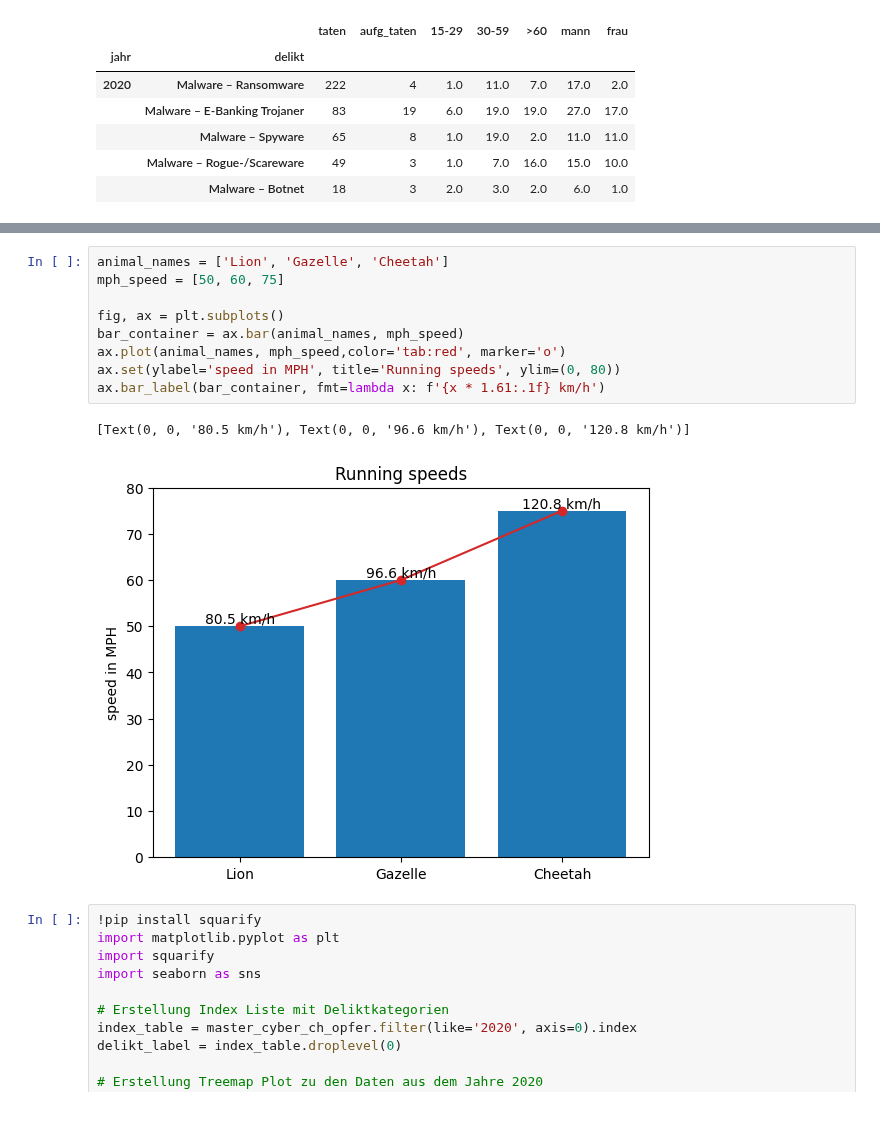
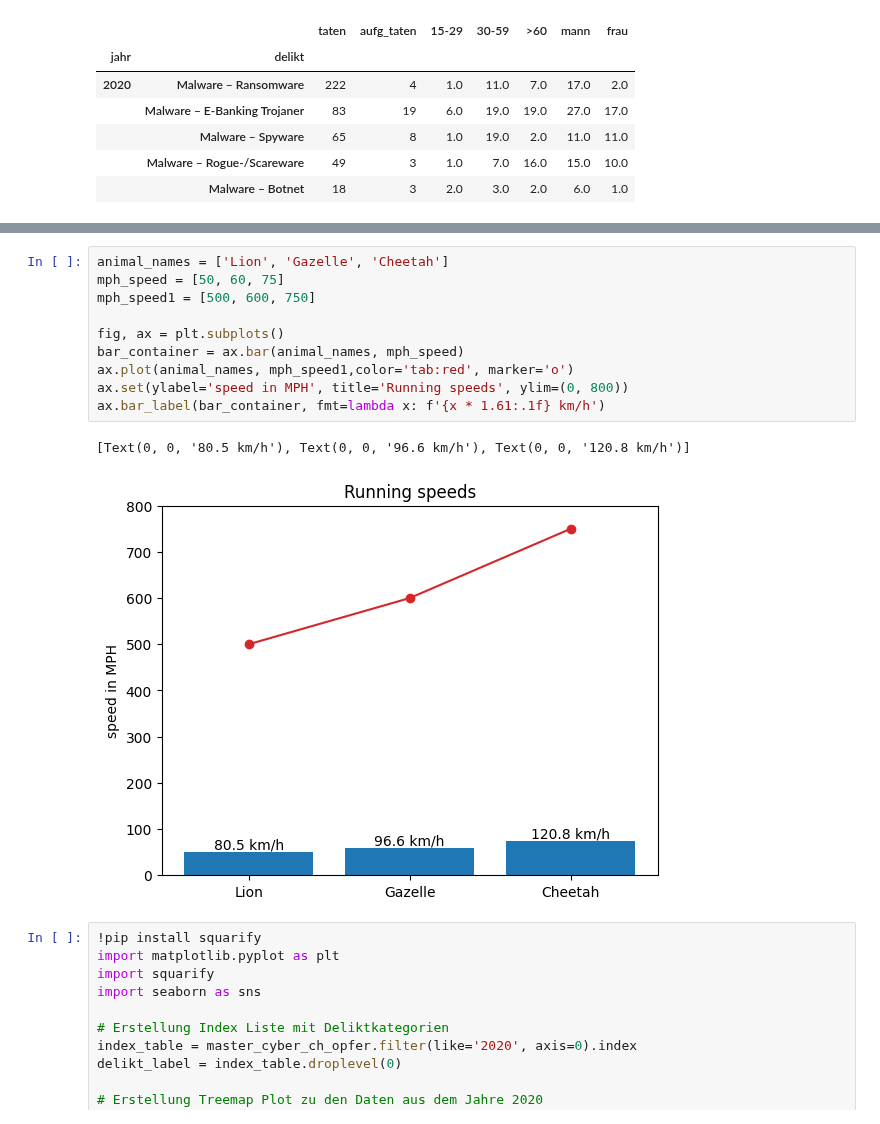
Before and after one commit to baumannf/bina_module, a Jupyter notebook: BINA_LN1_CybercrimeVisualisation.ipynb, the cells around one changed output, grey strips where cells are left out. Cells and saved outputs as stored; diff of their text form.

```diff
--- a/BINA_LN1_CybercrimeVisualisation.ipynb
+++ b/BINA_LN1_CybercrimeVisualisation.ipynb
@@ -451,15 +545,16 @@ master_cyber_ch_opfer.filter(items=['Hacking: Gewaltsames Eindringen in ein Date
 # %%
 animal_names = ['Lion', 'Gazelle', 'Cheetah']
 mph_speed = [50, 60, 75]
+mph_speed1 = [500, 600, 750]
 
 fig, ax = plt.subplots()
 bar_container = ax.bar(animal_names, mph_speed)
-ax.plot(animal_names, mph_speed,color='tab:red', marker='o')
-ax.set(ylabel='speed in MPH', title='Running speeds', ylim=(0, 80))
+ax.plot(animal_names, mph_speed1,color='tab:red', marker='o')
+ax.set(ylabel='speed in MPH', title='Running speeds', ylim=(0, 800))
 ax.bar_label(bar_container, fmt=lambda x: f'{x * 1.61:.1f} km/h')
 # %% [output]
 [Text(0, 0, '80.5 km/h'), Text(0, 0, '96.6 km/h'), Text(0, 0, '120.8 km/h')]
-[figure, old version]
+[figure, new version]
 # %%
 !pip install squarify
 import matplotlib.pyplot as plt
```
Also changed, not shown: parts of 4 cells of this notebook.
